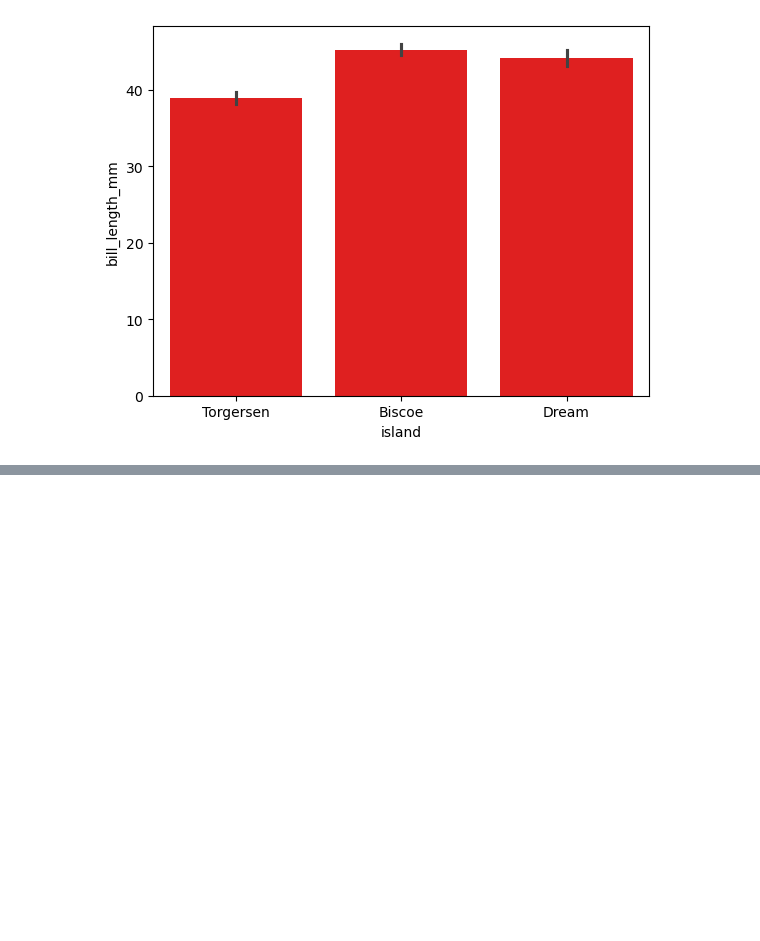
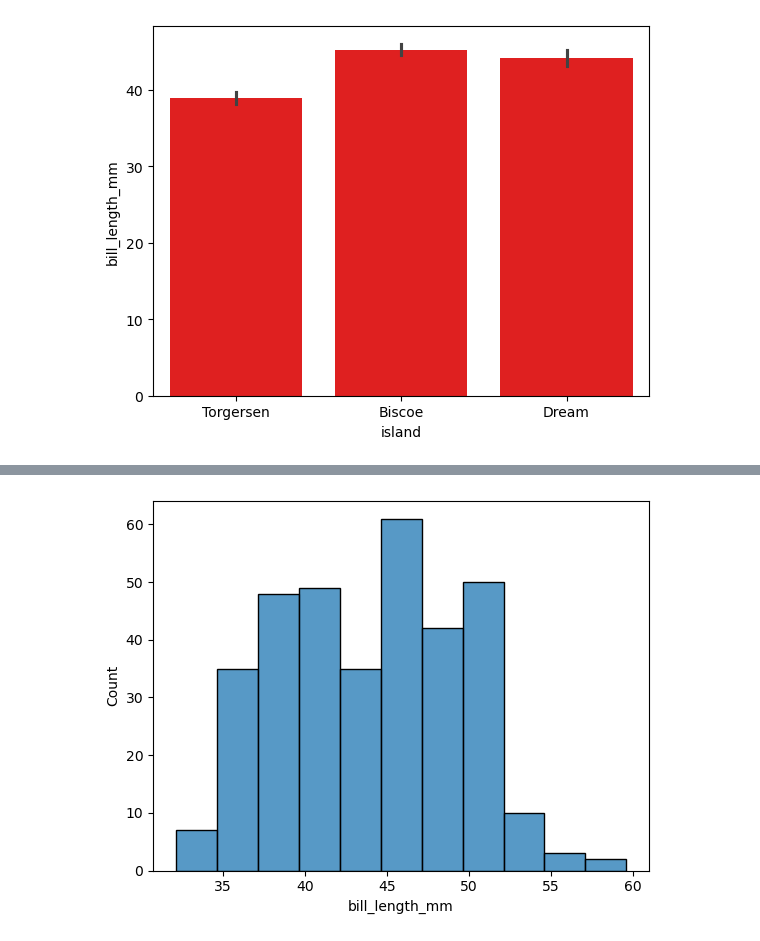
Before and after one commit to the-d-code/Python_30Days, a Jupyter notebook: 19/Day19.ipynb, the cells around one changed output, grey strips where cells are left out. Cells and saved outputs as stored; diff of their text form; code cells hidden in the pictures; blank space fills up the shorter version.

```diff
--- a/19/Day19.ipynb
+++ b/19/Day19.ipynb
@@ -105,0 +128,5 @@ plt.show()
+# %%
+sns.histplot(x="bill_length_mm", data=df1)
+plt.show()
+# %% [output]
+[figure, added]
```
Also changed, not shown: parts of 9 cells of this notebook.
